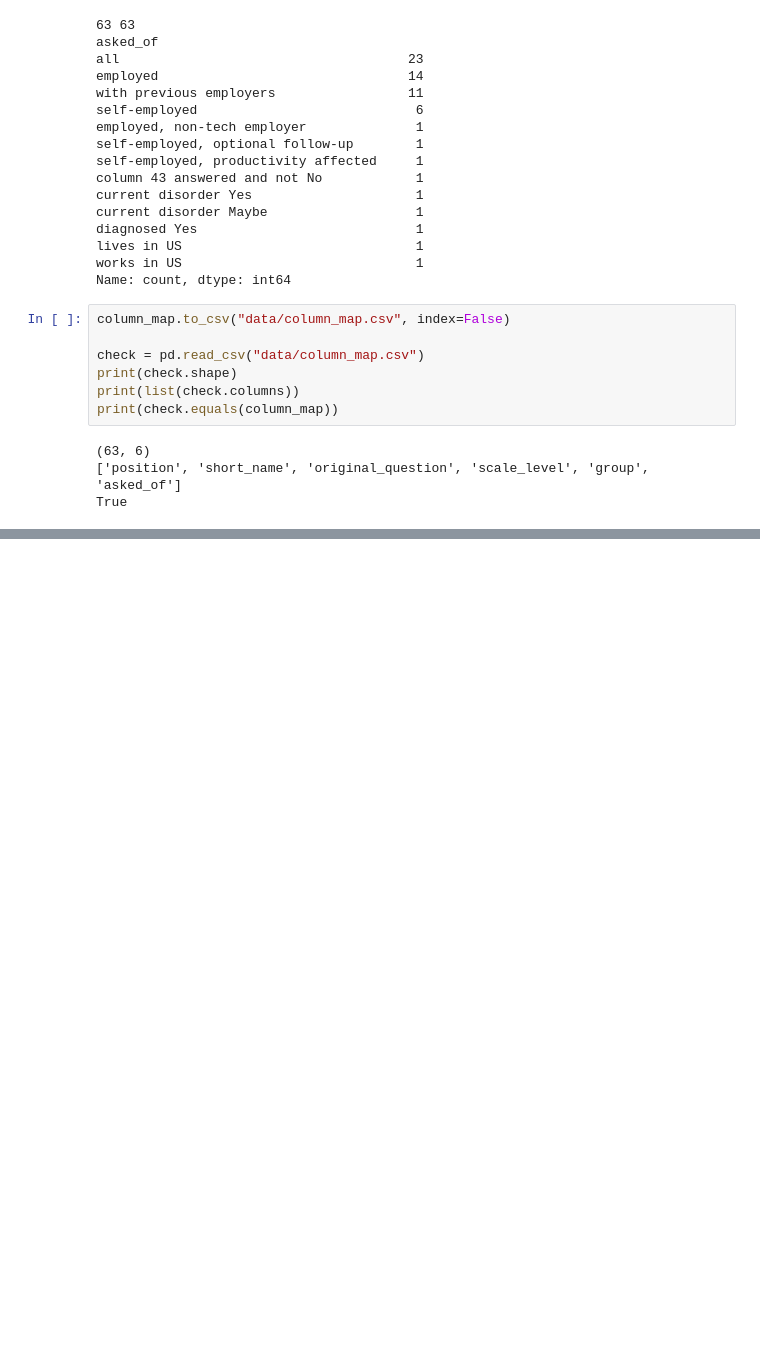
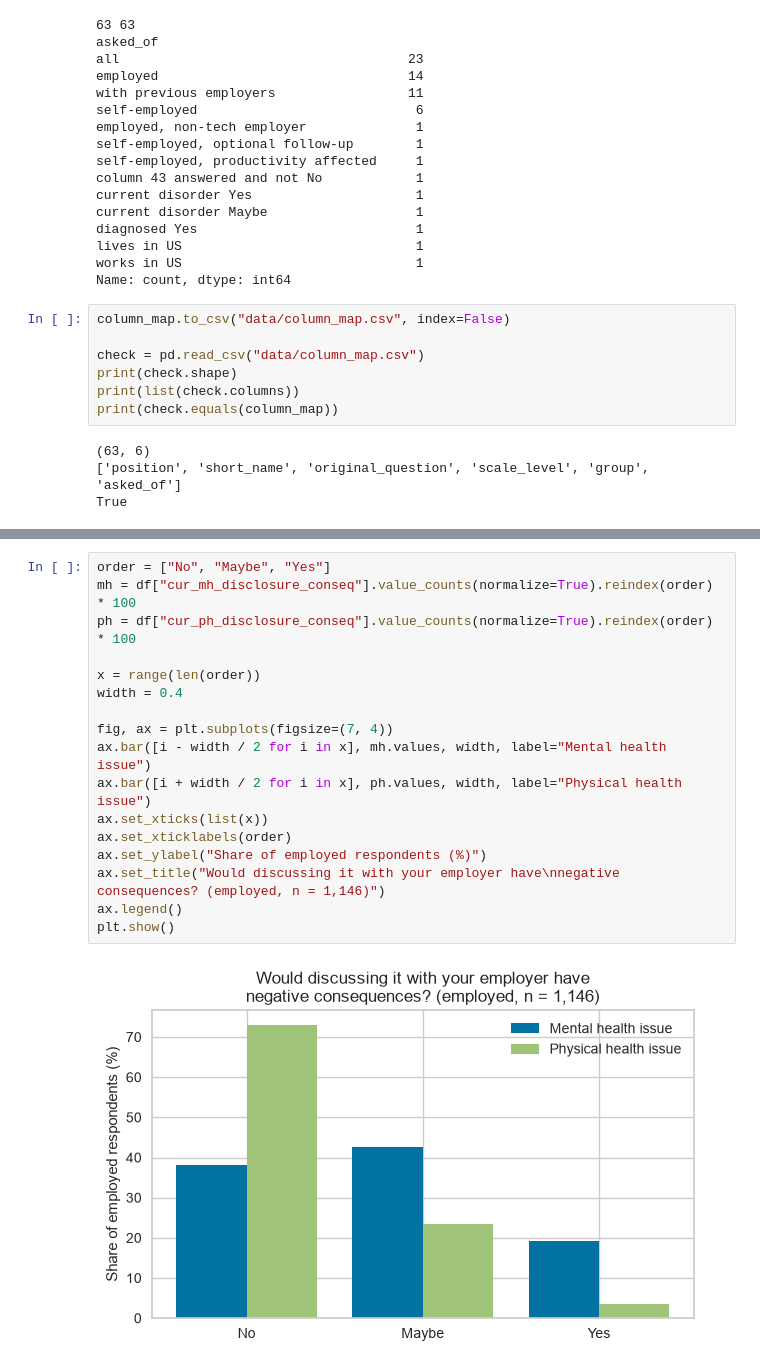
Before and after one commit to nosadfountains/Unsupervised-ML_Case-Study, a Jupyter notebook: mental-health-clustering/analysis.ipynb, the cells around one changed output, grey strips where cells are left out. Saved outputs shown, nothing was run; the diff lists cells and outputs as text; blank space fills up the shorter version.

```diff
--- a/mental-health-clustering/analysis.ipynb
+++ b/mental-health-clustering/analysis.ipynb
@@ -1159,0 +1461,19 @@ True
+# %%
+order = ["No", "Maybe", "Yes"]
+mh = df["cur_mh_disclosure_conseq"].value_counts(normalize=True).reindex(order) * 100
+ph = df["cur_ph_disclosure_conseq"].value_counts(normalize=True).reindex(order) * 100
+
+x = range(len(order))
+width = 0.4
+
+fig, ax = plt.subplots(figsize=(7, 4))
+ax.bar([i - width / 2 for i in x], mh.values, width, label="Mental health issue")
+ax.bar([i + width / 2 for i in x], ph.values, width, label="Physical health issue")
+ax.set_xticks(list(x))
+ax.set_xticklabels(order)
+ax.set_ylabel("Share of employed respondents (%)")
+ax.set_title("Would discussing it with your employer have\nnegative consequences? (employed, n = 1,146)")
+ax.legend()
+plt.show()
+# %% [output]
+[figure, added]
```
Also changed, not shown: parts of 22 cells of this notebook, 2 other files.
